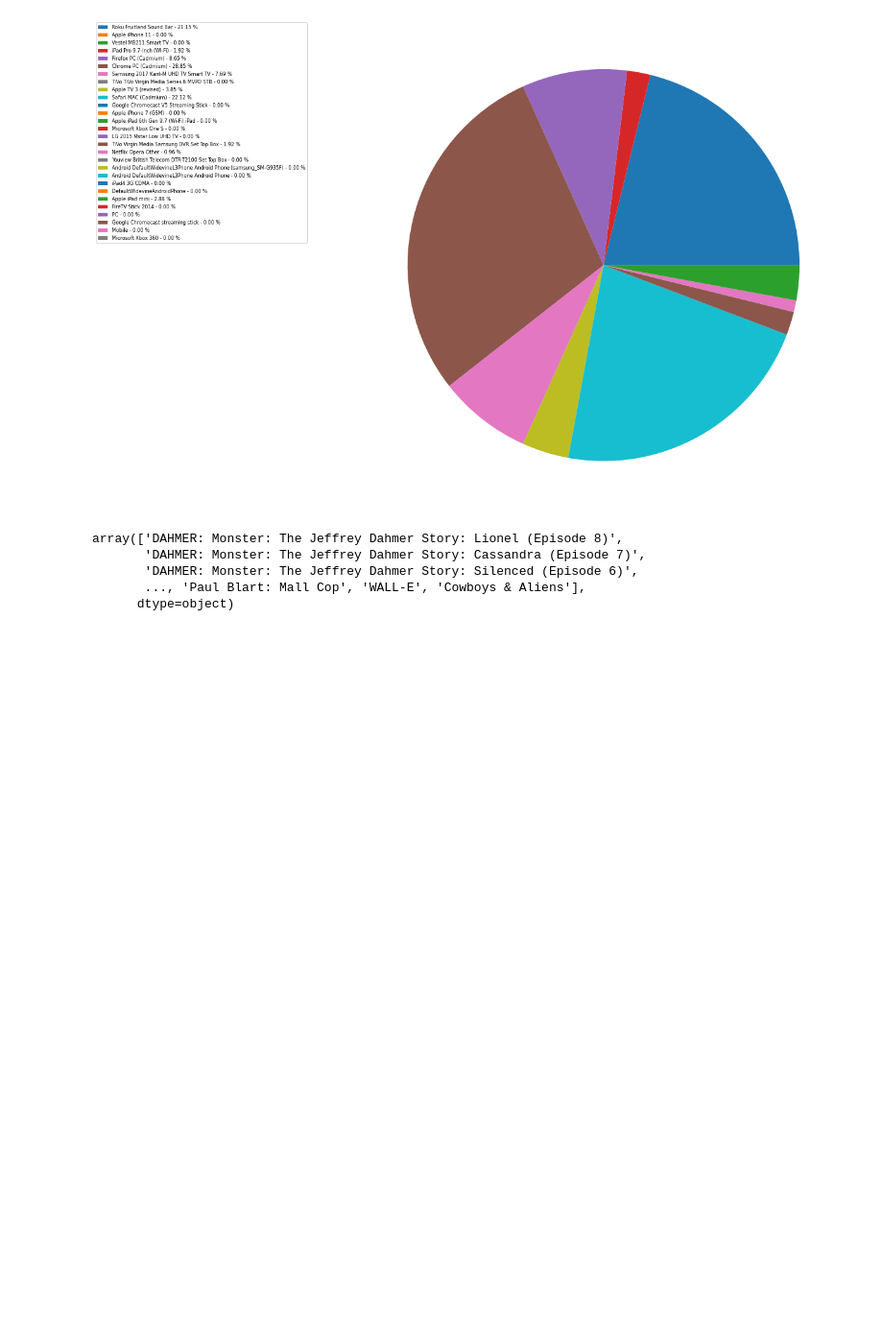
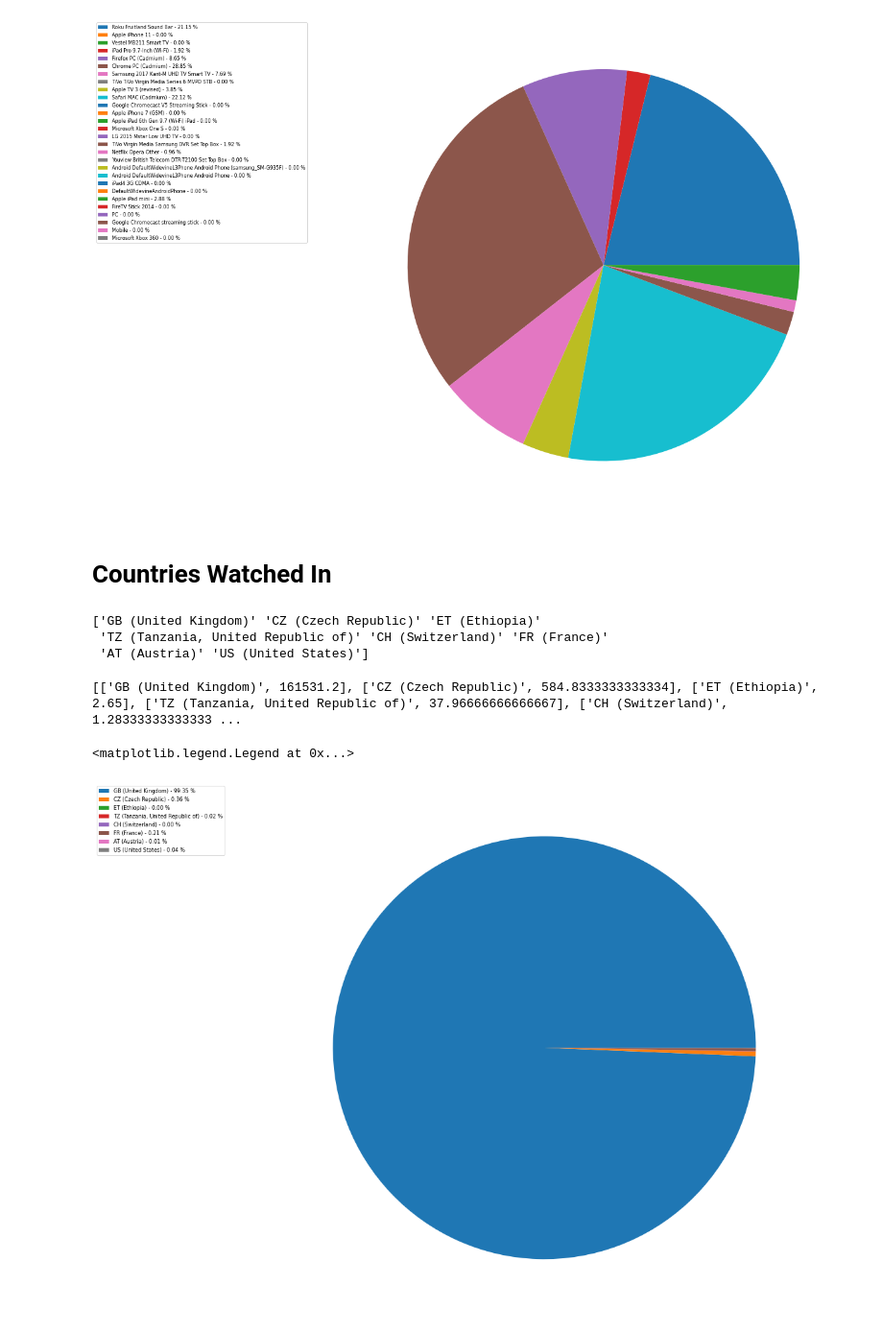
Before and after one commit to SandersJack/NetflixDataAnalysis, a Jupyter notebook: Content_interaction.ipynb, the cells around one changed output. Shown at 96% size. Drawn from its saved outputs; the diff is of its cells as text; code cells hidden in the pictures; blank space fills up the shorter version.

Commit message:
Added data on what countries Netflix has been used in

```diff
--- a/Content_interaction.ipynb
+++ b/Content_interaction.ipynb
@@ -126,11 +126,28 @@ ax.legend(labels, loc='best', bbox_to_anchor=(-0.1, 1.), fontsize=8)
 # %% [output]
 <matplotlib.legend.Legend at 0x...>
 [figure]
-# %%
-reduced_jack['Title'].unique()
-# %% [output]
-array(['DAHMER: Monster: The Jeffrey Dahmer Story: Lionel (Episode 8)',
-       'DAHMER: Monster: The Jeffrey Dahmer Story: Cassandra (Episode 7)',
-       'DAHMER: Monster: The Jeffrey Dahmer Story: Silenced (Episode 6)',
-       ..., 'Paul Blart: Mall Cop', 'WALL-E', 'Cowboys & Aliens'],
-      dtype=object)
+# %% [markdown]
+# Countries Watched In
+# %%
+countries_watched = df_jack['Country'].unique()
+print(countries_watched)
+# %% [output]
+['GB (United Kingdom)' 'CZ (Czech Republic)' 'ET (Ethiopia)'
+ 'TZ (Tanzania, United Republic of)' 'CH (Switzerland)' 'FR (France)'
+ 'AT (Austria)' 'US (United States)']
+# %%
+data = []
+for i in range(len(countries_watched)):
+    mins = df_jack.loc[df_jack['Country'] == countries_watched[i], 'Duration'].sum().days*60*24 + df_jack.loc[df_jack['Country'] == countries_watched[i], 'Duration'].sum().seconds/60
+    data.append([countries_watched[i], mins])
+print(data)
+countries_duration = pd.DataFrame(data, columns=['Countries','Duration'])
+ax = countries_duration.plot(kind='pie', y='Duration',labels = None,legend=False,figsize=(15,15))
+ax.yaxis.label.set_visible(False)
+percent = 100.*countries_duration['Duration']/countries_duration['Duration'].sum()
+labels = ['{0} - {1:1.2f} %'.format(i,j) for i,j in zip(countries_duration['Countries'], percent)]
+ax.legend(labels, loc='best', bbox_to_anchor=(-0.1, 1.), fontsize=8)
+# %% [output]
+[['GB (United Kingdom)', 161531.2], ['CZ (Czech Republic)', 584.8333333333334], ['ET (Ethiopia)', 2.65], ['TZ (Tanzania, United Republic of)', 37.96666666666667], ['CH (Switzerland)', 1.28333333333333 ...
+<matplotlib.legend.Legend at 0x...>
+[figure, added]
```
Also changed, not shown: parts of 5 cells of this notebook, 1 other file.
